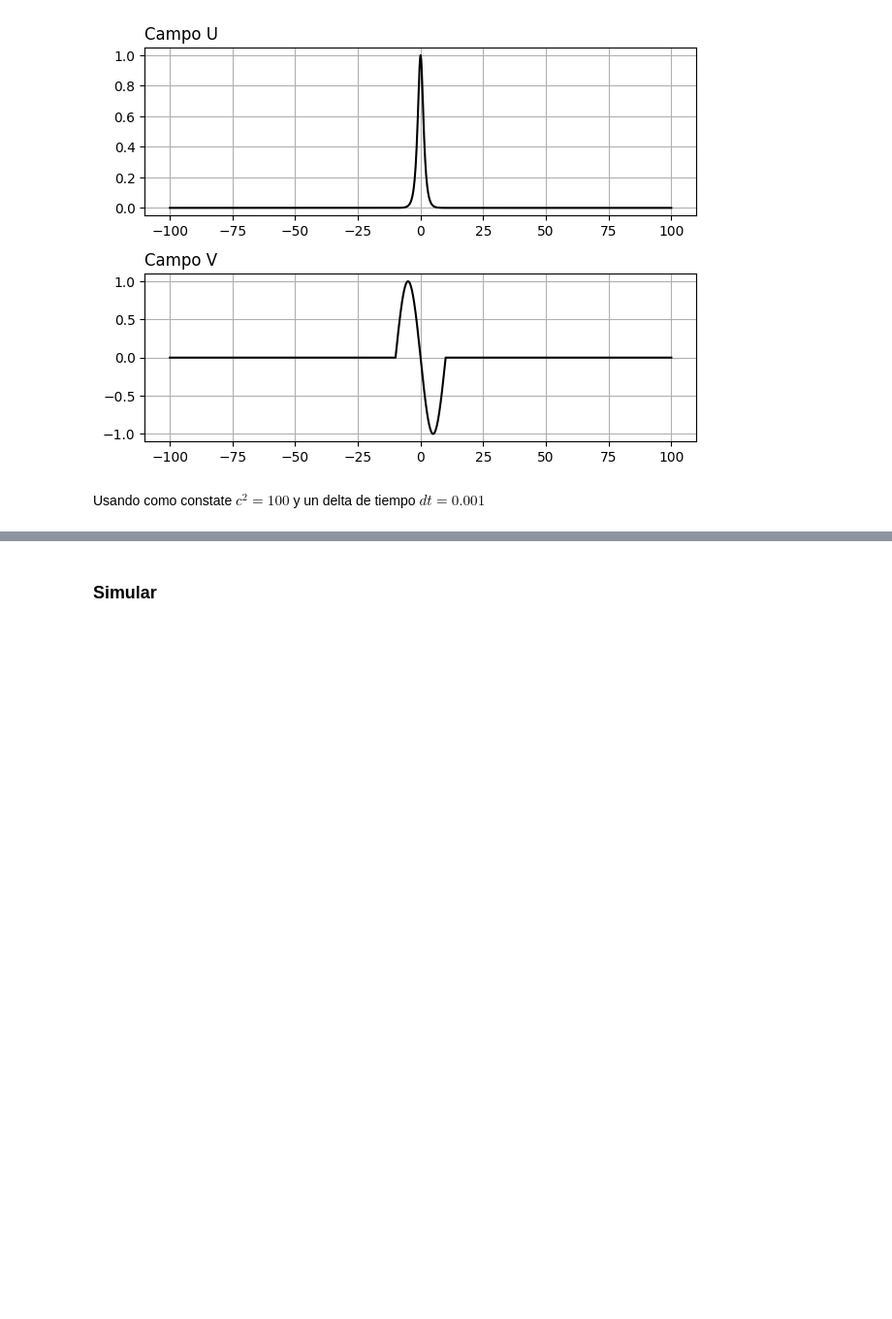
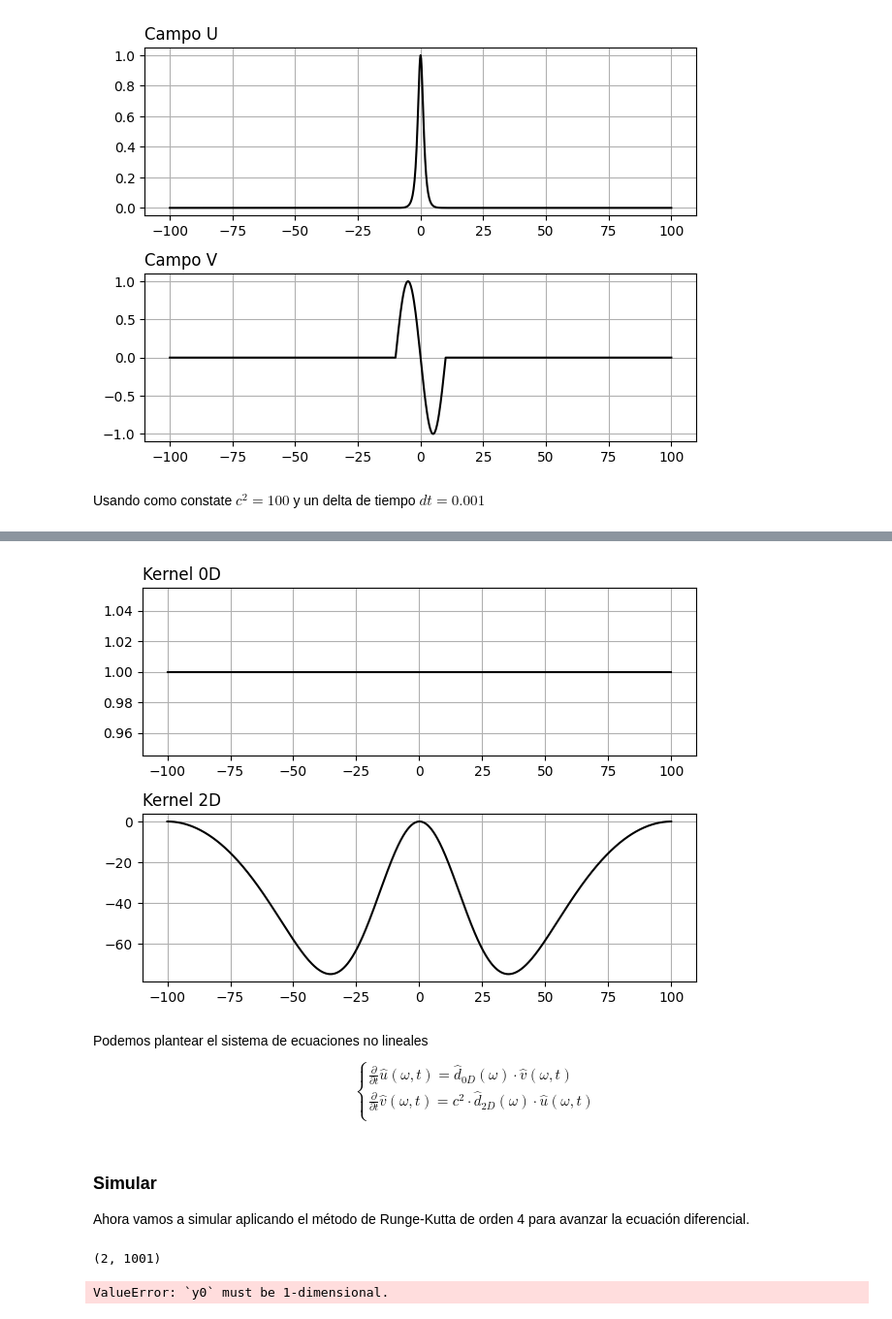
Before and after one commit to Investigacion-Se/Simulacion-multiple, a Jupyter notebook: EcuacionDeOnda2.ipynb, the cells around one changed output, grey strips where cells are left out. Shown at 97% size. Saved outputs shown, nothing was run; the diff lists cells and outputs as text; code cells hidden in the pictures; blank space fills up the shorter version.

Commit message:
avanzando con la segunda forma de hacer la ecuación de onda

```diff
--- a/EcuacionDeOnda2.ipynb
+++ b/EcuacionDeOnda2.ipynb
@@ -75,12 +102,9 @@ def AproximacionTradicional(x, dx, orden):
     puntoMedio = int(np.floor(largo / 2))
 
     y = np.zeros(largo)
-    valores = np.array([210, -120, 45, -10, 1])
-    #valores = np.array([-56, 28, -8, 1])
-    sumaTotal = np.sum(valores)
+    valores = np.array([4/5, -1/5, 4/105, -1/280])
 
     for i, valor in enumerate(valores):
-        valor /= 2 * (i + 1) * sumaTotal
         y[puntoMedio + i + 1] = -valor
         y[puntoMedio - i - 1] = valor
 
@@ -91,2 +112,0 @@ kernel2D = AproximacionTradicional(x, dx, 2)
-# %% [markdown]
-### Simular
@@ -98,0 +113,27 @@ def FuncionIteracion(tiempo, estado):
+# %%
+kernel0D = AproximacionTradicional(x, dx, 0)
+kernel2D = AproximacionTradicional(x, dx, 2)
+
+plt.figure()
+
+plt.subplot(2, 1, 1)
+plt.plot(x, np.real(kernel0D), 'k-')
+plt.grid(True)
+plt.title('Kernel 0D', loc = 'left')
+plt.tight_layout(pad=1.0)
+
+plt.subplot(2, 1, 2)
+plt.plot(x, np.real(kernel2D), 'k-')
+plt.grid(True)
+plt.title('Kernel 2D', loc = 'left')
+plt.tight_layout(pad=1.0)
+
+plt.show()
+# %% [output]
+[figure, added]
+# %% [markdown]
+Podemos plantear el sistema de ecuaciones no lineales
+$$ \begin{cases}
+    \frac{\partial}{\partial t} \hat{u}(\omega, t) = \hat{d}_{0D}(\omega) \cdot \hat{v}(\omega, t) \\
+    \frac{\partial}{\partial t} \hat{v}(\omega, t) = c^2 \cdot \hat{d}_{2D}(\omega) \cdot \hat{u}(\omega, t) \\
+\end{cases} $$
@@ -98,0 +143,8 @@ def FuncionIteracion(tiempo, estado):
+# %% [markdown]
+### Simular
+Ahora vamos a simular aplicando el método de Runge-Kutta de orden 4 para avanzar la ecuación diferencial.
+# %%
+camposTrasnformados = [campoUTransformado, campoVTransformado]
+np.shape(camposTransformados)
+# %% [output]
+(2, 1001)
@@ -98,0 +161,12 @@ def FuncionIteracion(tiempo, estado):
+# %%
+resultado = np.zeros([cantidadPasos, 2, cantidadPuntos], dtype = complex)
+resultado[0, :, :] = destransformar(camposTrasnformados)
+
+for paso in range(1, cantidadPasos):
+
+    for pasoIntermedio in range(cantidadIteracionesIntermedias):
+        _ = sp.integrate.RK45(FuncionIteracion, 0, camposTransformados, cantidadIteracionesIntermedias * dt)
+
+    resultado[paso, :, :] = np.fft.ifft(camposTransformados)
+# %% [output]
+ValueError: `y0` must be 1-dimensional.
```
Also changed, not shown: parts of 12 cells of this notebook.
